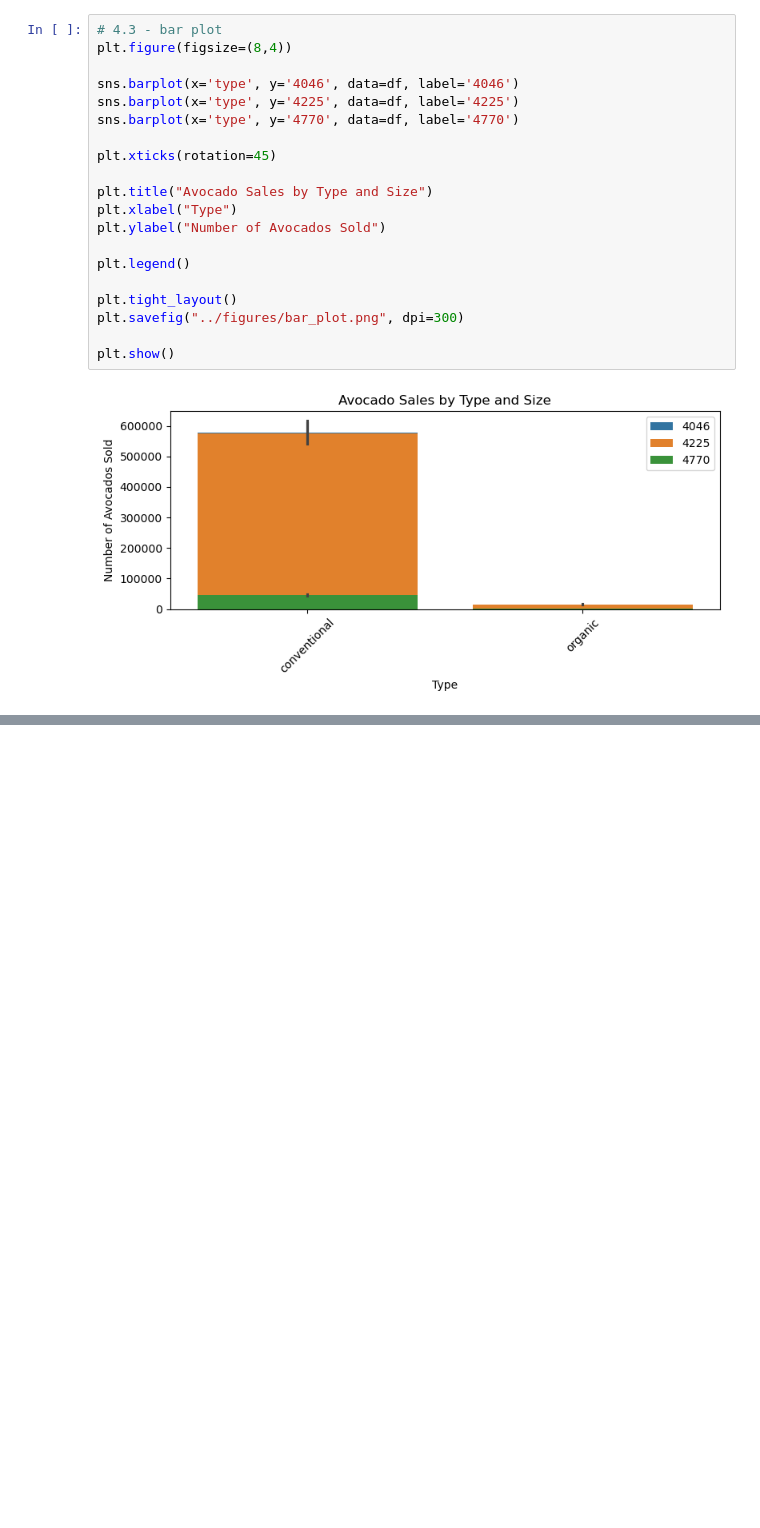
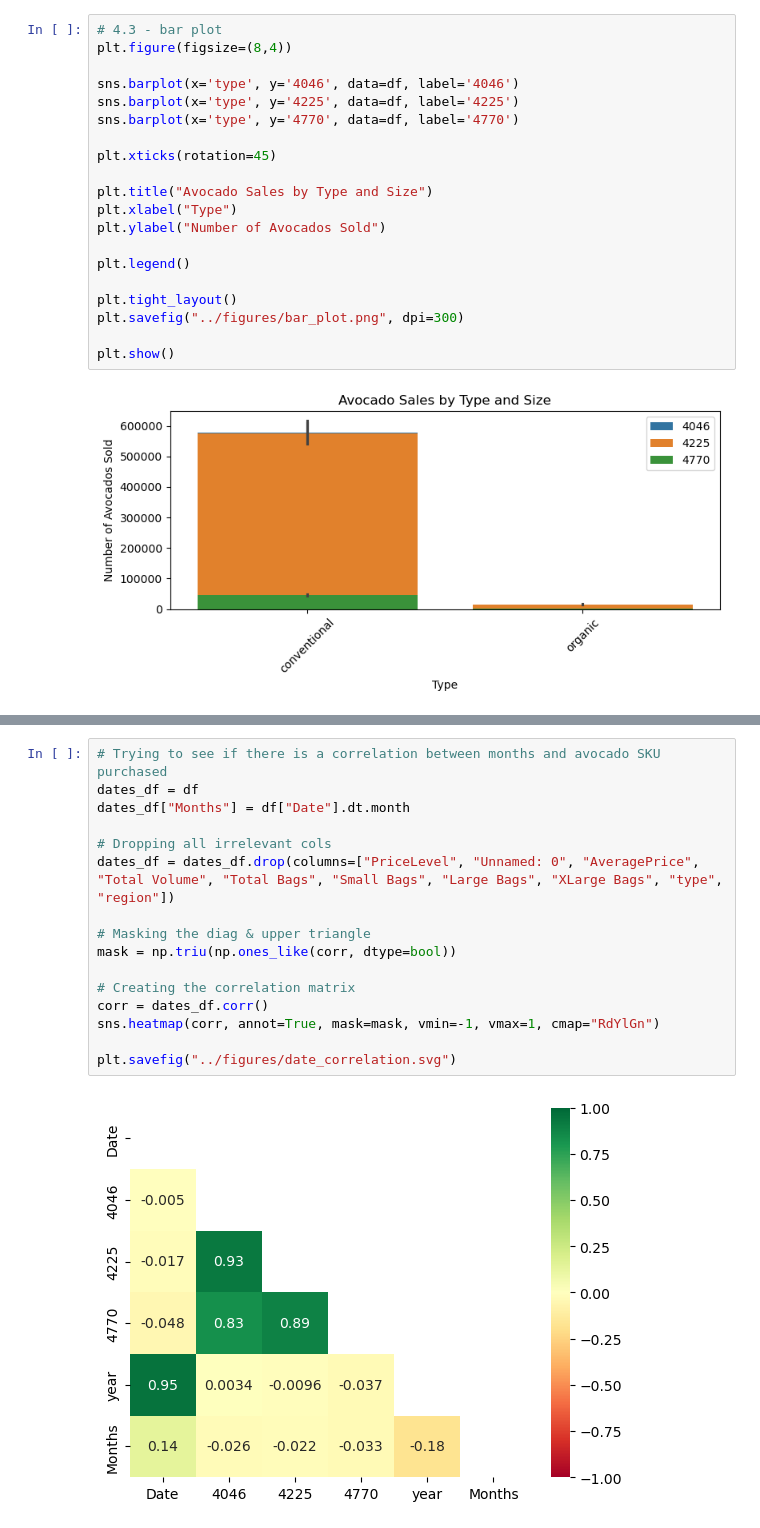
Before and after one commit to ChristianDelpin/cis4930-group18, a Jupyter notebook: src/analysis.ipynb, the cells around one changed output, grey strips where cells are left out. Saved outputs shown, nothing was run; the diff lists cells and outputs as text; blank space fills up the shorter version.

```diff
--- a/src/analysis.ipynb
+++ b/src/analysis.ipynb
@@ -231,0 +234,18 @@ indicating that higher sales volume does not strongly affect avocado prices.
+# %%
+# Trying to see if there is a correlation between months and avocado SKU purchased
+dates_df = df
+dates_df["Months"] = df["Date"].dt.month
+
+# Dropping all irrelevant cols
+dates_df = dates_df.drop(columns=["PriceLevel", "Unnamed: 0", "AveragePrice", "Total Volume", "Total Bags", "Small Bags", "Large Bags", "XLarge Bags", "type", "region"])
+
+# Masking the diag & upper triangle
+mask = np.triu(np.ones_like(corr, dtype=bool))
+
+# Creating the correlation matrix
+corr = dates_df.corr()
+sns.heatmap(corr, annot=True, mask=mask, vmin=-1, vmax=1, cmap="RdYlGn")
+
+plt.savefig("../figures/date_correlation.svg")
+# %% [output]
+[figure, added]
```
Also changed, not shown: parts of 4 cells of this notebook, 2 other files.
